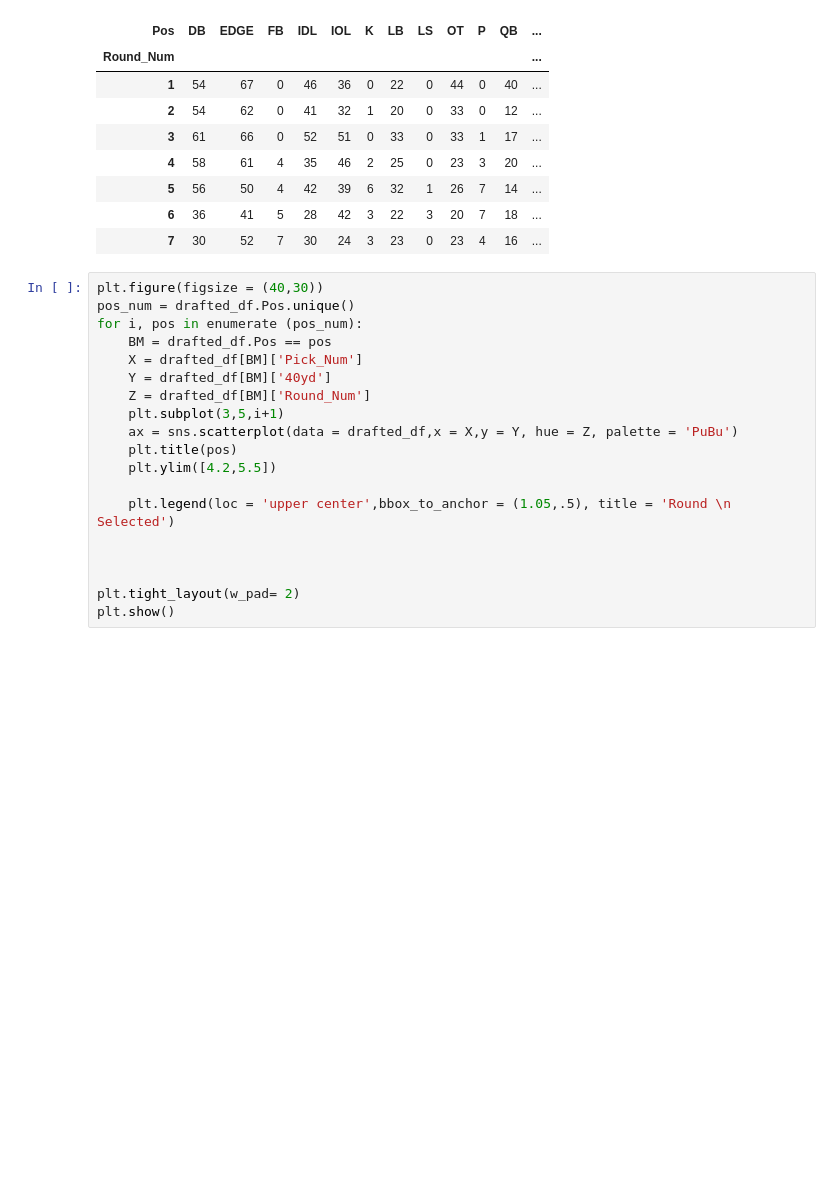
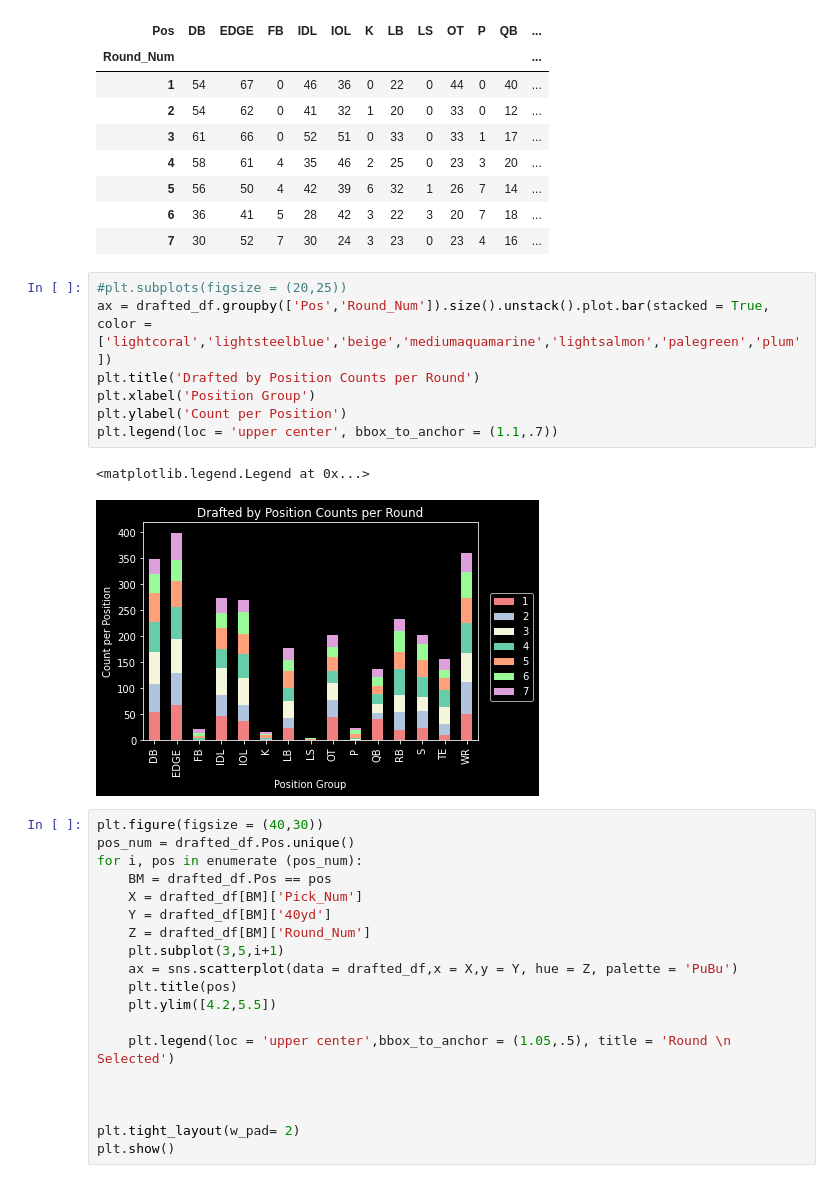
Before and after one commit to Domgraz/NFL_Combine_Draft_EDA, a Jupyter notebook: NFL_Draft.ipynb, the cells around one changed output. Cells and saved outputs as stored; diff of their text form; blank space fills up the shorter version.

Commit message:
added stacked bar

```diff
--- a/NFL_Draft.ipynb
+++ b/NFL_Draft.ipynb
@@ -353,6 +353,16 @@ contingency_tbl
 | 5 | 56 | 50 | 4 | 42 | 39 | 6 | 32 | 1 | 26 | 7 | 14 | ... |
 | 6 | 36 | 41 | 5 | 28 | 42 | 3 | 22 | 3 | 20 | 7 | 18 | ... |
 | 7 | 30 | 52 | 7 | 30 | 24 | 3 | 23 | 0 | 23 | 4 | 16 | ... |
+# %%
+#plt.subplots(figsize = (20,25))
+ax = drafted_df.groupby(['Pos','Round_Num']).size().unstack().plot.bar(stacked = True, color = ['lightcoral','lightsteelblue','beige','mediumaquamarine','lightsalmon','palegreen','plum'])
+plt.title('Drafted by Position Counts per Round')
+plt.xlabel('Position Group')
+plt.ylabel('Count per Position')
+plt.legend(loc = 'upper center', bbox_to_anchor = (1.1,.7))
+# %% [output]
+<matplotlib.legend.Legend at 0x...>
+[figure, added]
 # %%
 plt.figure(figsize = (40,30))
 pos_num = drafted_df.Pos.unique()
```
Also changed, not shown: parts of 1 cell of this notebook.
